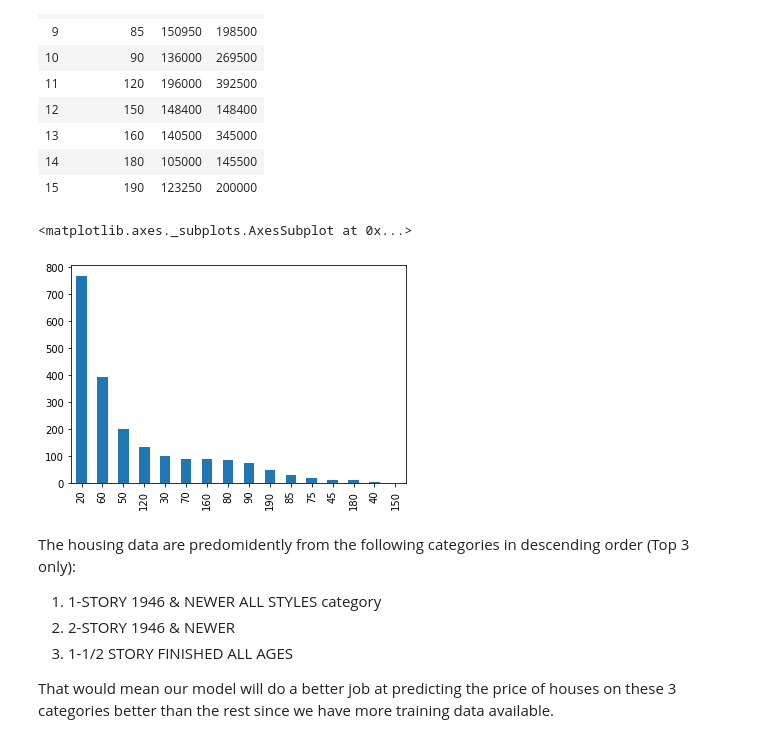
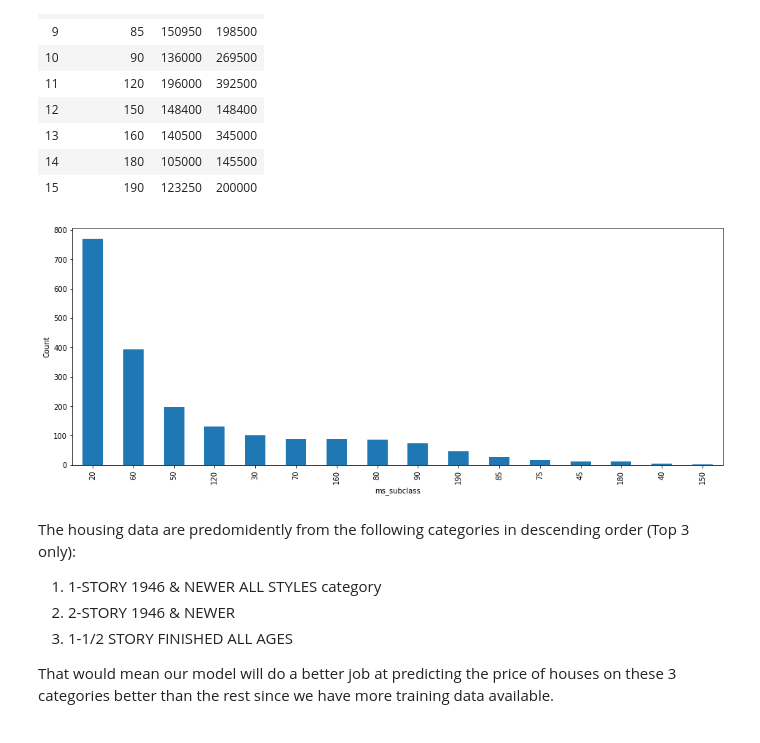
Before and after one commit to kelvinAI/ga-proj2-ames-housing, a Jupyter notebook: ames-housing.ipynb, the cells around one changed output. Saved outputs shown, nothing was run; the diff lists cells and outputs as text; code cells hidden in the pictures.

```diff
--- a/ames-housing.ipynb
+++ b/ames-housing.ipynb
@@ -722,10 +643,11 @@ ms_subclass_df
 | 14 | 180 | 105000 | 145500 |
 | 15 | 190 | 123250 | 200000 |
 # %%
-df.ms_subclass.value_counts().plot.bar()
+df.ms_subclass.value_counts().plot.bar(figsize=(16,6));
+plt.xlabel('ms_subclass');
+plt.ylabel('Count');
 # %% [output]
-<matplotlib.axes._subplots.AxesSubplot at 0x...>
-[figure, old version]
+[figure, new version]
 # %% [markdown]
 The housing data are predomidently from the following categories in descending order (Top 3 only):
 1. 1-STORY 1946 & NEWER ALL STYLES category
```
Also changed, not shown: parts of 29 cells of this notebook.
